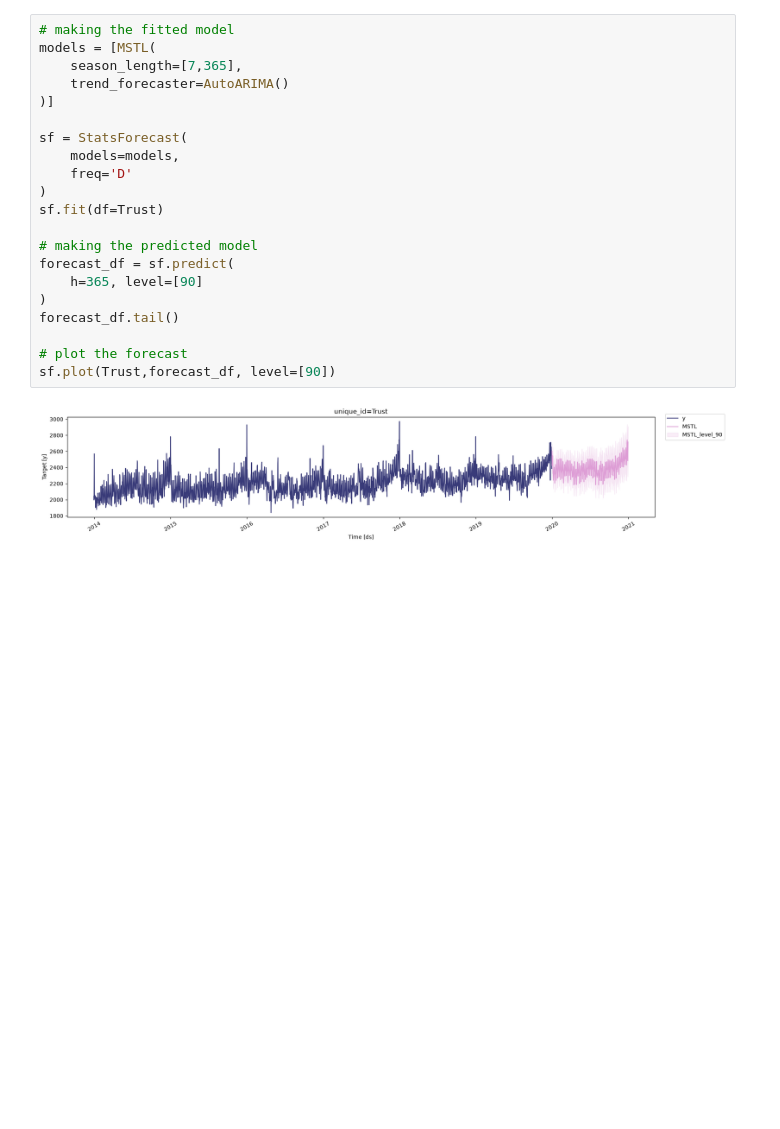
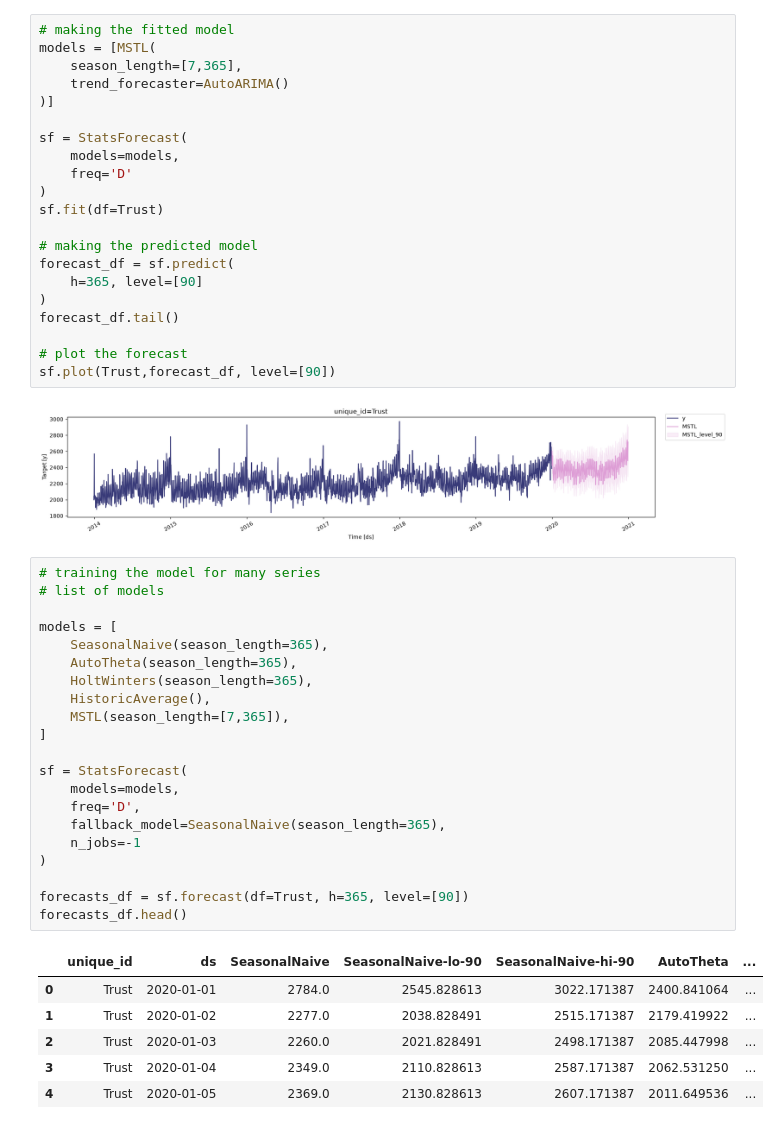
Before and after one commit to ambmodels/ambforecast-intern, a Jupyter notebook: statsforecast_ambulanceresponse.ipynb, the cells around one changed output. Cells and saved outputs as stored; diff of their text form; blank space fills up the shorter version.

```diff
--- a/statsforecast_ambulanceresponse.ipynb
+++ b/statsforecast_ambulanceresponse.ipynb
@@ -46,3 +53,31 @@ forecast_df.tail()
 sf.plot(Trust,forecast_df, level=[90])
 # %% [output]
 [figure]
+# %%
+# training the model for many series
+# list of models
+
+models = [
+    SeasonalNaive(season_length=365),
+    AutoTheta(season_length=365),
+    HoltWinters(season_length=365),
+    HistoricAverage(),
+    MSTL(season_length=[7,365]),
+]
+
+sf = StatsForecast(
+    models=models,
+    freq='D',
+    fallback_model=SeasonalNaive(season_length=365),
+    n_jobs=-1
+)
+
+forecasts_df = sf.forecast(df=Trust, h=365, level=[90])
+forecasts_df.head()
+# %% [output]
+|  | unique_id | ds | SeasonalNaive | SeasonalNaive-lo-90 | SeasonalNaive-hi-90 | AutoTheta | ... |
+| 0 | Trust | 2020-01-01 | 2784.0 | 2545.828613 | 3022.171387 | 2400.841064 | ... |
+| 1 | Trust | 2020-01-02 | 2277.0 | 2038.828491 | 2515.171387 | 2179.419922 | ... |
+| 2 | Trust | 2020-01-03 | 2260.0 | 2021.828491 | 2498.171387 | 2085.447998 | ... |
+| 3 | Trust | 2020-01-04 | 2349.0 | 2110.828613 | 2587.171387 | 2062.531250 | ... |
+| 4 | Trust | 2020-01-05 | 2369.0 | 2130.828613 | 2607.171387 | 2011.649536 | ... |
```
Also changed, not shown: parts of 5 cells of this notebook.
